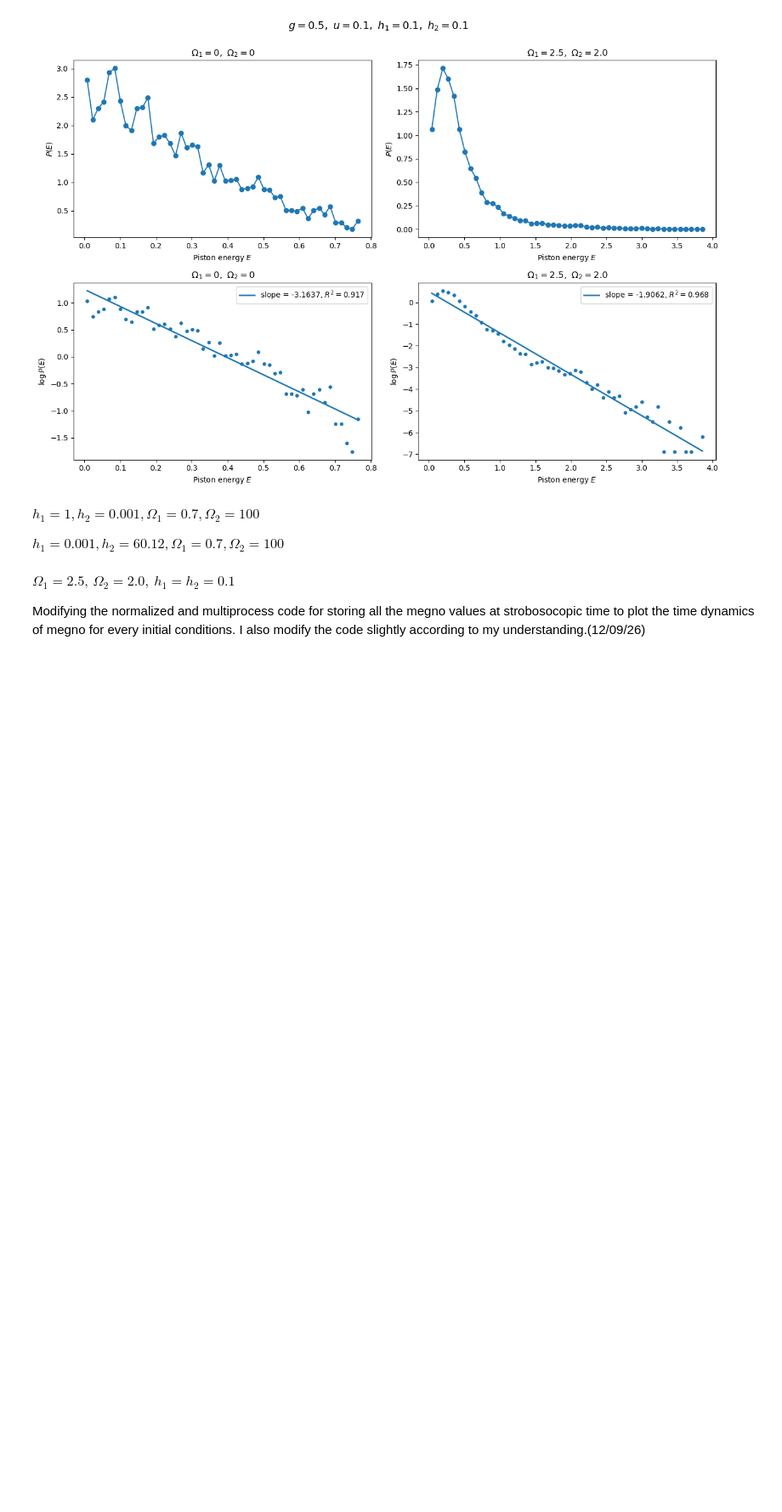
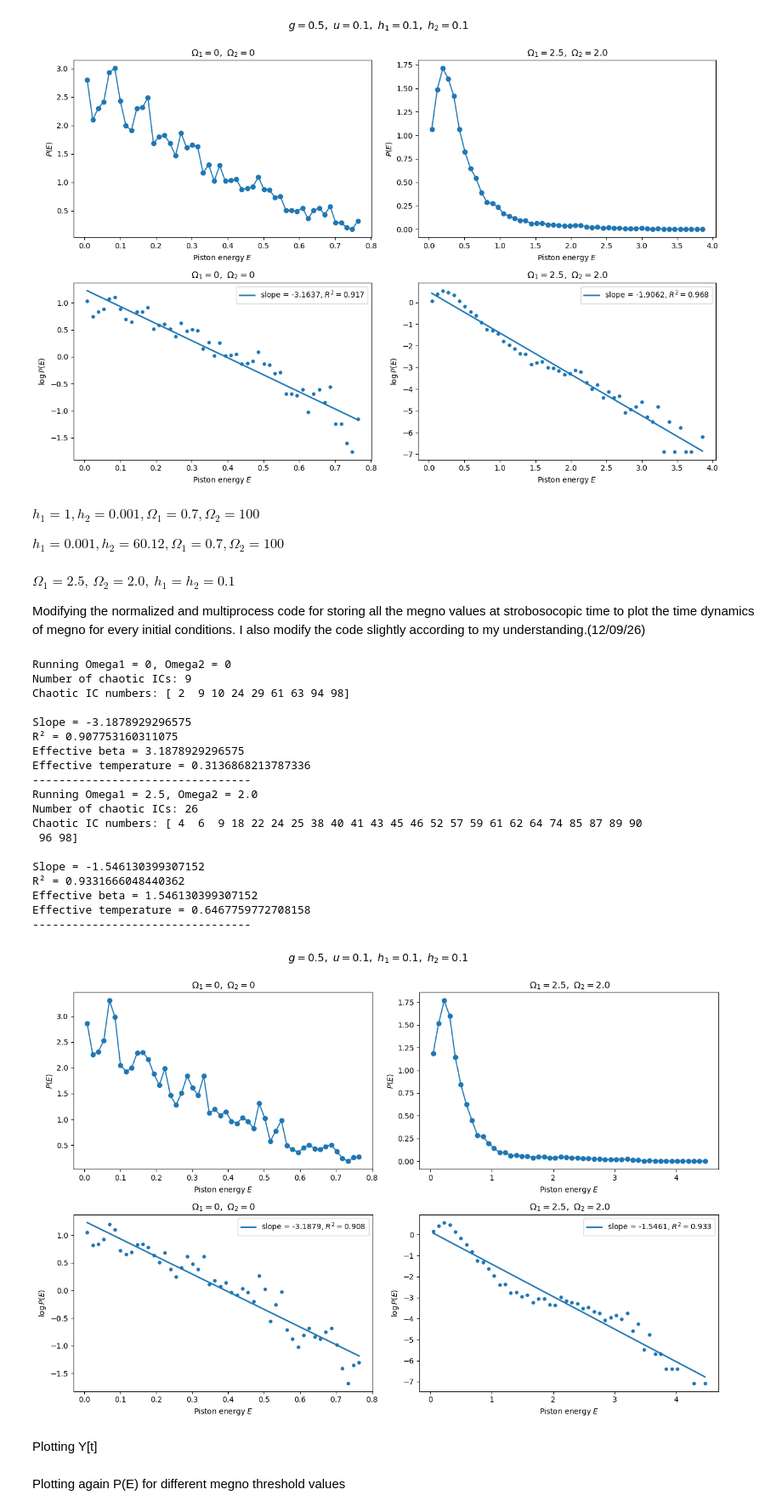
Before and after one commit to soumyadl/DMBL-Engine, a Jupyter notebook: Codes/megno_normalized.ipynb, the cells around one changed output. Shown at 85% size. Drawn from its saved outputs; the diff is of its cells as text; code cells hidden in the pictures; blank space fills up the shorter version.

```diff
--- a/Codes/megno_normalized.ipynb
+++ b/Codes/megno_normalized.ipynb
@@ -854,7 +854,7 @@ def megno_dynamics(args):
     #Y0 = np.concatenate(([q0, p0, X0, P0], v0, [0.0]))
     Y0 = np.concatenate((ic, v0, [0.0]))
 
-    sol = solve_ivp(megno_equations, (0, n_periods*T), Y0, args=(Omega1, Omega2), method="DOP853", t_eval=tlist, rtol=1e-8, atol=1e-10, max_step=0.02)
+    sol = solve_ivp(megno_equations, (0, n_periods*T), Y0, args=(Omega1, Omega2), method="DOP853", t_eval=tlist, rtol=1e-8, atol=1e-10, max_step=T/20)
 
     if sol.success:
         X = sol.y[2]
@@ -877,10 +877,11 @@ def megno_dynamics(args):
         f"maximum |v| = {np.max(v_norm):.6e}, "
         f"message={sol.message}")
 
+        Y_megno = np.full(len(tlist), np.nan)
         energies = np.full(len(tlist), np.nan)
         megno_final = np.nan  # or some other value indicating failure
 
-    return megno_final , energies
+    return megno_final , energies, Y_megno
 # %%
 import os
 from scipy.stats import linregress
@@ -927,9 +928,7 @@ for k, (Omega1, Omega2) in enumerate(frequency_sets):
 
         megno_values = np.array([result[0] for result in results])
         energies = np.array([result[1] for result in results])
-
-        # megno_values = results[:, 0]
-        # energies = results[:, 1]
+        Y_megno = np.array([result[2] for result in results])
 
         chaotic_indices = np.where(megno_values > megno_threshold)[0]
         print(f"Number of chaotic ICs: {len(chaotic_indices)}")
@@ -939,9 +938,9 @@ for k, (Omega1, Omega2) in enumerate(frequency_sets):
         E_all = chaotic_energies.ravel()
         E_all = E_all[np.isfinite(E_all)]
 
-    # filename = f"MEGNO_Final_IC_2nd_multiprocess_norm_Omega1_{Omega1}_Omega2_{Omega2}_Omega_p_{omega_p}_g_{g}_h1_{h1}_h2_{h2}_u_{u}.npz"
-    # filepath = os.path.join("megno_data", filename)
-    # np.savez(filepath, initial_conditions=initial_conditions, megno_values=megno_values, chaotic_indices=chaotic_indices, chaotic_energies=chaotic_energies)
+    filename = f"m_Omega1_{Omega1}_Omega2_{Omega2}_Omega_p_{omega_p}_g_{g}_h1_{h1}_h2_{h2}_u_{u}.npz"
+    filepath = os.path.join("megno_data", filename)
+    np.savez(filepath, initial_conditions=initial_conditions, megno_values=megno_values, energies=energies, Y_megno=Y_megno)
 
      # Energy distribution
     counts, bins = np.histogram(E_all, bins=50, density=True)
@@ -964,31 +963,54 @@ for k, (Omega1, Omega2) in enumerate(frequency_sets):
     intercept = fit.intercept
     R2 = fit.rvalue**2
 
     axes[1, k].scatter(E_fit, log_P, s=15)
 
     axes[1, k].plot(E_fit, intercept + slope*E_fit, linewidth=2, label=rf"slope = {slope:.4f}, $R^2={R2:.3f}$")
 
     axes[1, k].set_xlabel("Piston energy $E$")
     axes[1, k].set_ylabel(r"$\log P(E)$")
     axes[1, k].set_title(rf"$\,\Omega_1={Omega1},\ \Omega_2={Omega2}$")
 
     axes[1, k].legend()
 
     print()
     #print(f"h1 = {h1}, h2 = {h2}")
     #print(f"Number of chaotic ICs = {len(chaotic_energies)}")
     print(f"Slope = {slope}")
     print(f"R² = {R2}")
 
     if slope < 0:
         beta = -slope
         T_eff = 1/beta
 
         print(f"Effective beta = {beta}")
         print(f"Effective temperature = {T_eff}")
         print("---------------------------------")
 
 fig.suptitle(rf"$g={g},\ u={u},\ h_1={h1},\ h_2={h2}$", fontsize=14)
 plt.tight_layout(rect=[0, 0, 1, 0.98])
-plt.savefig(f"megno_data/t_piston_energy_distribution_Omega1_{Omega1}_Omega2_{Omega2}_Omega_p_{omega_p}_g_{g}_u_{u}.png", dpi=300, bbox_inches="tight")
+plt.savefig(f"megno_data/m_piston_energy_distribution_Omega1_{Omega1}_Omega2_{Omega2}_Omega_p_{omega_p}_g_{g}_u_{u}.png", dpi=300, bbox_inches="tight")
 plt.show()
+# %% [output]
+Running Omega1 = 0, Omega2 = 0
+Number of chaotic ICs: 9
+Chaotic IC numbers: [ 2  9 10 24 29 61 63 94 98]
+
+Slope = -3.1878929296575
+R² = 0.907753160311075
+Effective beta = 3.1878929296575
+Effective temperature = 0.3136868213787336
+---------------------------------
+Running Omega1 = 2.5, Omega2 = 2.0
+Number of chaotic ICs: 26
+Chaotic IC numbers: [ 4  6  9 18 22 24 25 38 40 41 43 45 46 52 57 59 61 62 64 74 85 87 89 90
+ 96 98]
+
+Slope = -1.546130399307152
+R² = 0.9331666048440362
+Effective beta = 1.546130399307152
+Effective temperature = 0.6467759772708158
+---------------------------------
+[figure, added]
+# %% [markdown]
+Plotting Y[t]
@@ -994,0 +1057,2 @@ plt.show()
+# %% [markdown]
+Plotting again P(E) for different megno threshold values
```
Also changed, not shown: parts of 2 cells of this notebook.
